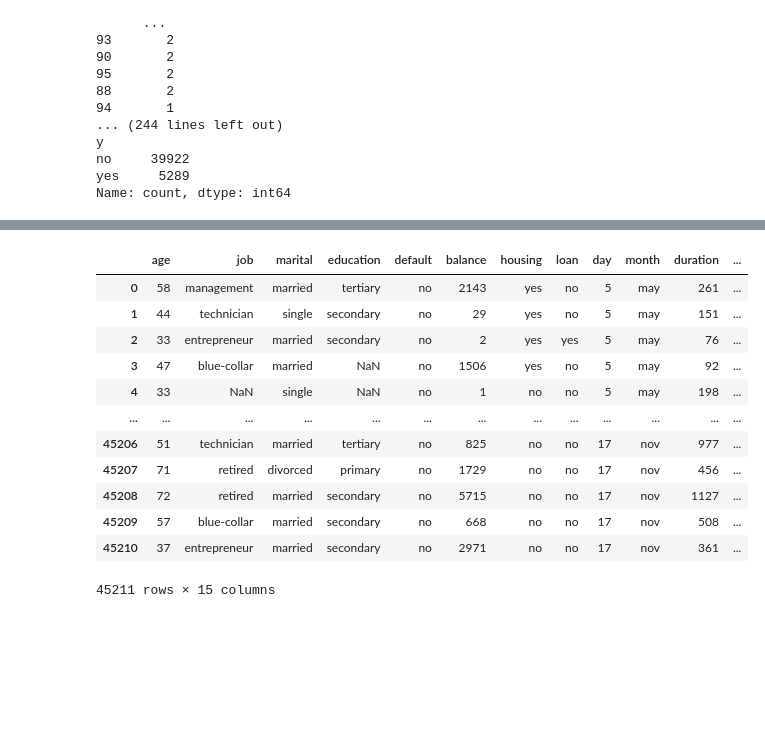
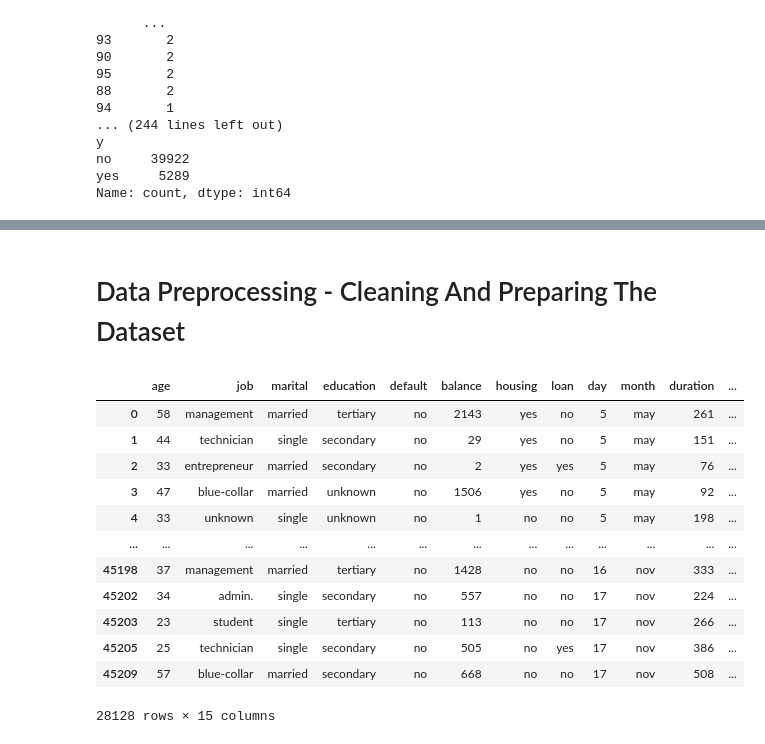
Before and after one commit to Muh-Ayyub/Advanced-Mathmatics-Using-Google-colab, a Jupyter notebook: Machine_Learning_Coursework.ipynb, the cells around one changed output, grey strips where cells are left out. Saved outputs shown, nothing was run; the diff lists cells and outputs as text; code cells hidden in the pictures; blank space fills up the shorter version.

```diff
--- a/Machine_Learning_Coursework.ipynb
+++ b/Machine_Learning_Coursework.ipynb
@@ -101,3 +115,7 @@ y
 no     39922
 yes     5289
 Name: count, dtype: int64
+# %%
+# Seperate columns into their respective types
+numeric_columns = ['age', 'balance', 'day', 'campaign', 'pdays', 'previous' , 'duration']
+categorical_columns = ['job', 'marital', 'education', 'default', 'housing', 'loan', 'contact', 'month', 'poutcome']
@@ -104,20 +181,33 @@ Name: count, dtype: int64
+# %% [markdown]
+# Data Preprocessing - Cleaning And Preparing The Dataset
+# %%
+# Removing the outliers from each column
+
+for i in numeric_columns:
+  Q1 = df[i].quantile(0.25)
+  Q3 = df[i].quantile(0.75)
+  IQR = Q3 - Q1
+  lower_bound = Q1 - 1.5 * IQR
+  upper_bound = Q3 + 1.5 * IQR
+
+  df = df[(df[i] >= lower_bound) & (df[i] <= upper_bound)]
 # %%
-#Drop the columns that contain too many unknown values, which is accounted for as nan values too.
-df.replace("unknown",np.nan,inplace=True)
-df.drop(columns=["contact", "poutcome"],inplace=True)
+# Drop the columns that contain too many unknown values, which is accounted for as nan values too.
+
+df.drop(columns=["contact","poutcome"],inplace=True)
 df
 # %% [output]
 |  | age | job | marital | education | default | balance | housing | loan | day | month | duration | ... |
 | 0 | 58 | management | married | tertiary | no | 2143 | yes | no | 5 | may | 261 | ... |
 | 1 | 44 | technician | single | secondary | no | 29 | yes | no | 5 | may | 151 | ... |
 | 2 | 33 | entrepreneur | married | secondary | no | 2 | yes | yes | 5 | may | 76 | ... |
-| 3 | 47 | blue-collar | married | NaN | no | 1506 | yes | no | 5 | may | 92 | ... |
-| 4 | 33 | NaN | single | NaN | no | 1 | no | no | 5 | may | 198 | ... |
+| 3 | 47 | blue-collar | married | unknown | no | 1506 | yes | no | 5 | may | 92 | ... |
+| 4 | 33 | unknown | single | unknown | no | 1 | no | no | 5 | may | 198 | ... |
 | ... | ... | ... | ... | ... | ... | ... | ... | ... | ... | ... | ... | ... |
-| 45206 | 51 | technician | married | tertiary | no | 825 | no | no | 17 | nov | 977 | ... |
-| 45207 | 71 | retired | divorced | primary | no | 1729 | no | no | 17 | nov | 456 | ... |
-| 45208 | 72 | retired | married | secondary | no | 5715 | no | no | 17 | nov | 1127 | ... |
+| 45198 | 37 | management | married | tertiary | no | 1428 | no | no | 16 | nov | 333 | ... |
+| 45202 | 34 | admin. | single | secondary | no | 557 | no | no | 17 | nov | 224 | ... |
+| 45203 | 23 | student | single | tertiary | no | 113 | no | no | 17 | nov | 266 | ... |
+| 45205 | 25 | technician | single | secondary | no | 505 | no | yes | 17 | nov | 386 | ... |
 | 45209 | 57 | blue-collar | married | secondary | no | 668 | no | no | 17 | nov | 508 | ... |
-| 45210 | 37 | entrepreneur | married | secondary | no | 2971 | no | no | 17 | nov | 361 | ... |
-45211 rows × 15 columns
+28128 rows × 15 columns
 # %%
```
Also changed, not shown: parts of 21 cells of this notebook.
